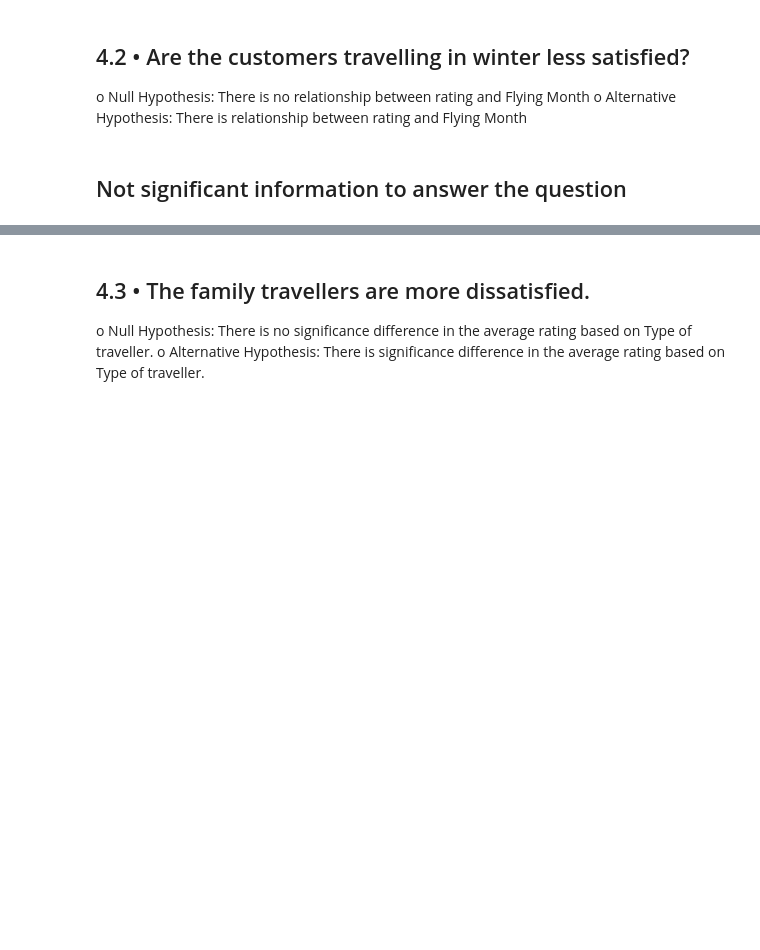
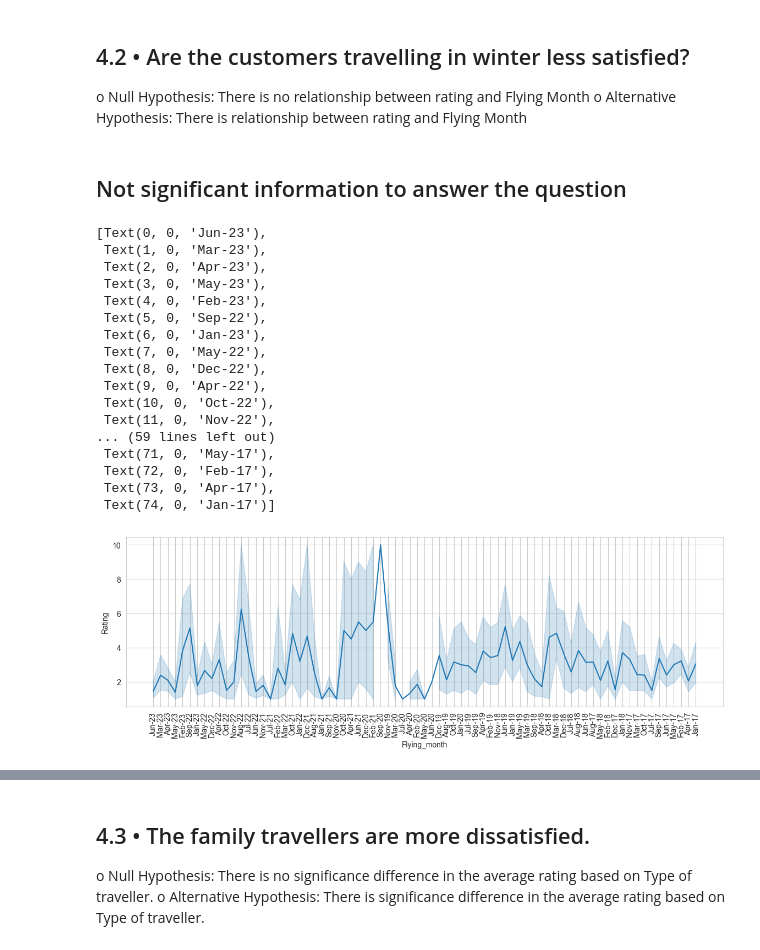
Before and after one commit to elkinbarretorojas/data_science, a Jupyter notebook: airline/airline.ipynb, the cells around one changed output, grey strips where cells are left out. Drawn from its saved outputs; the diff is of its cells as text; code cells hidden in the pictures; blank space fills up the shorter version.

```diff
--- a/airline/airline.ipynb
+++ b/airline/airline.ipynb
@@ -234,3 +248,5 @@ airline_data['Month'] = airline_data['Flying_month'][(airline_data['Flying_month
+# %%
+subset_airline = airline_data[(airline_data['Flying_month'].str.contains('|'.join(['-23','-22','21','20','19','18','17']), na=False))]
 # %%
 airline_data.groupby('Month').count()
 # %% [output]
@@ -362,3 +372,26 @@ o	Null Hypothesis: There is no relationship between rating and Flying Month
 o	Alternative Hypothesis: There is relationship between rating and Flying Month
 # %% [markdown]
 ## Not significant information to answer the question
+# %%
+plt.figure(figsize=(14,4))
+my_plot = sns.lineplot(x=subset_airline['Flying_month'],y=subset_airline['Rating'])
+my_plot.set_xticklabels(my_plot.get_xticklabels(), rotation=90)
+# %% [output]
+[Text(0, 0, 'Jun-23'),
+ Text(1, 0, 'Mar-23'),
+ Text(2, 0, 'Apr-23'),
+ Text(3, 0, 'May-23'),
+ Text(4, 0, 'Feb-23'),
+ Text(5, 0, 'Sep-22'),
+ Text(6, 0, 'Jan-23'),
+ Text(7, 0, 'May-22'),
+ Text(8, 0, 'Dec-22'),
+ Text(9, 0, 'Apr-22'),
+ Text(10, 0, 'Oct-22'),
+ Text(11, 0, 'Nov-22'),
+... (59 lines left out)
+ Text(71, 0, 'May-17'),
+ Text(72, 0, 'Feb-17'),
+ Text(73, 0, 'Apr-17'),
+ Text(74, 0, 'Jan-17')]
+[figure, added]
```
Also changed, not shown: parts of 9 cells of this notebook.
